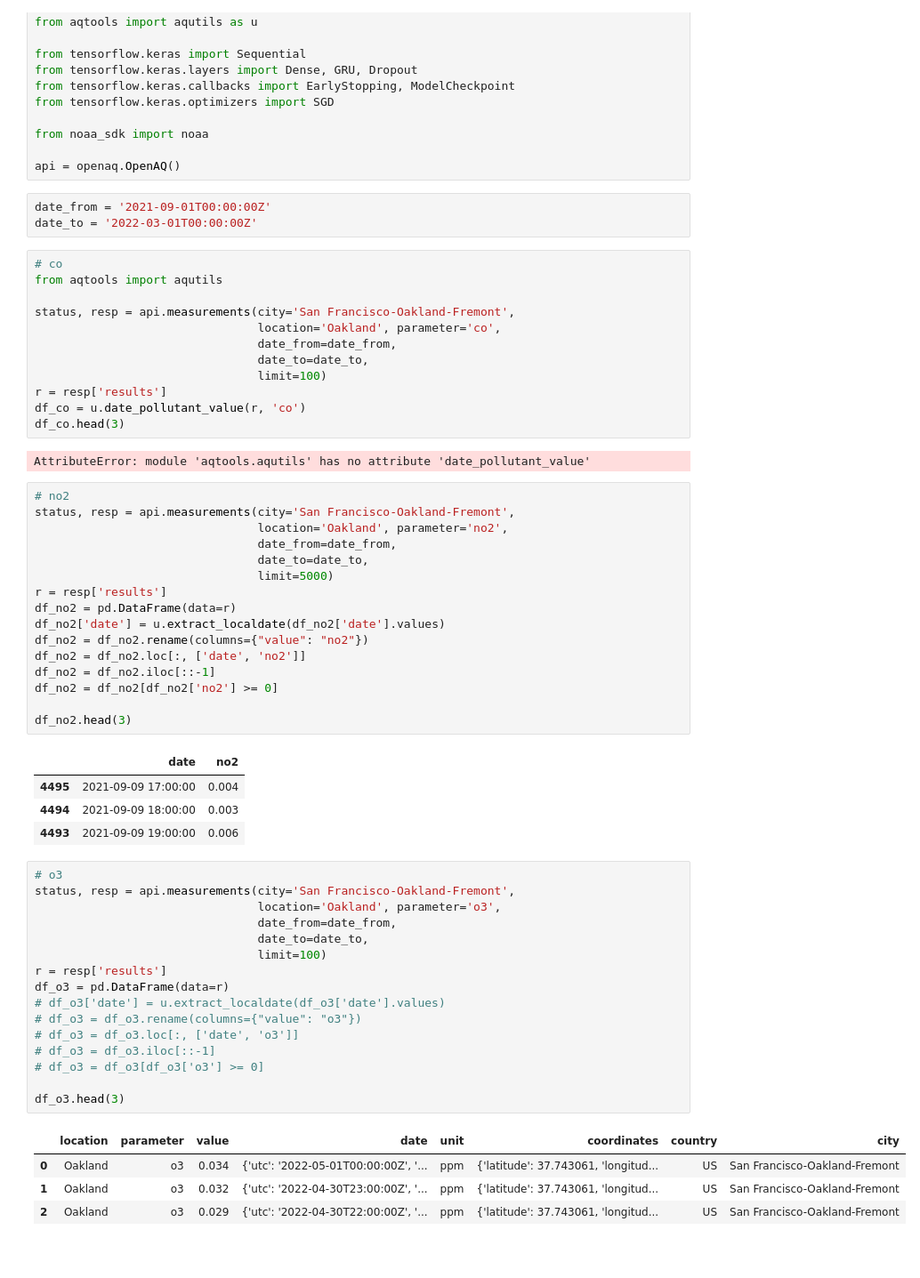
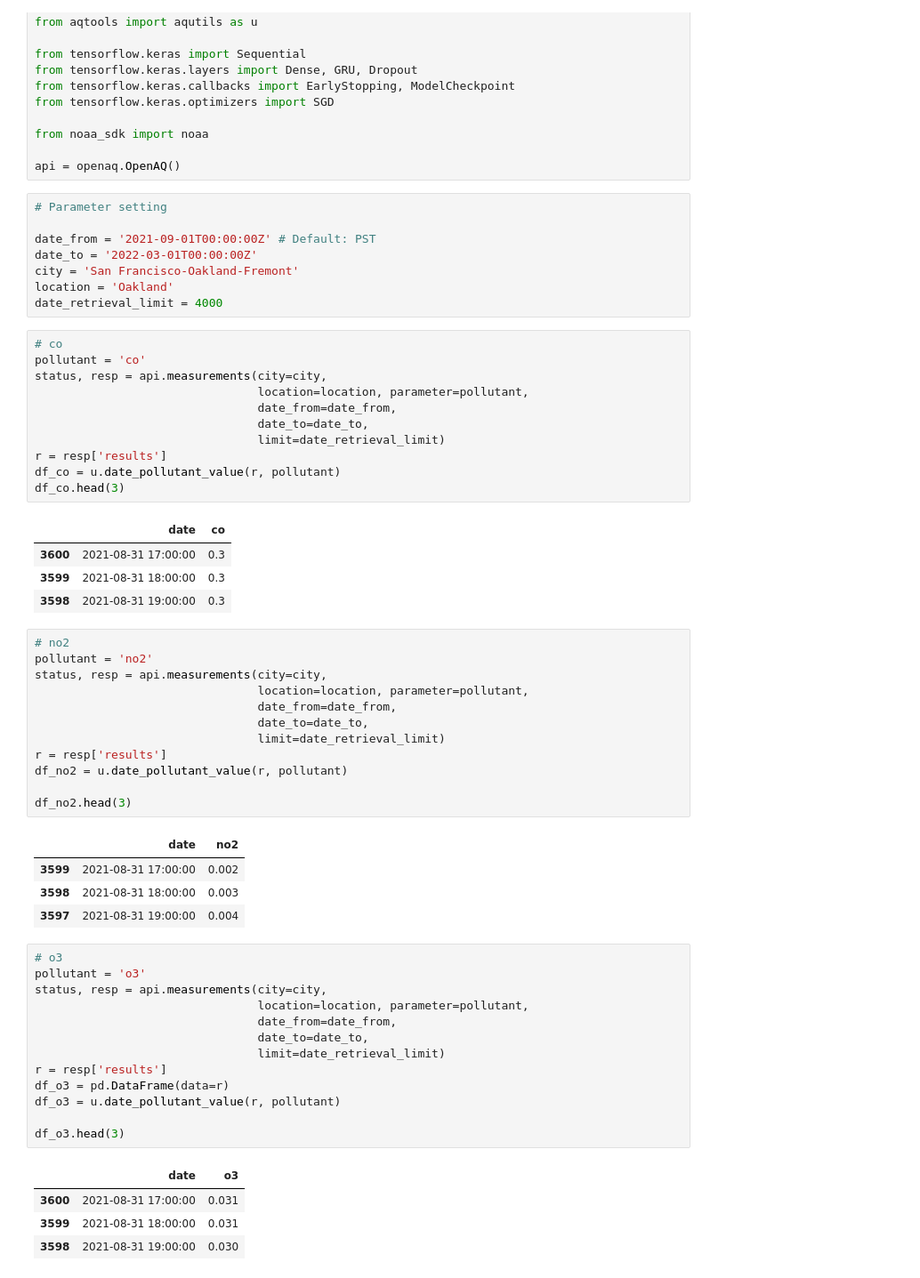
Before and after one commit to UCB-stat-159-s22/hw07-group13, a Jupyter notebook: MainAnalysis.ipynb, the cells around one changed output. Shown at 89% size. Drawn from its saved outputs; the diff is of its cells as text; blank space fills up the shorter version.

Commit message:
fix errors and add docstrings

```diff
--- a/MainAnalysis.ipynb
+++ b/MainAnalysis.ipynb
@@ -15,63 +15,63 @@ from noaa_sdk import noaa
 
 api = openaq.OpenAQ()
 # %%
-date_from = '2021-09-01T00:00:00Z'
+# Parameter setting
+
+date_from = '2021-09-01T00:00:00Z' # Default: PST
 date_to = '2022-03-01T00:00:00Z'
+city = 'San Francisco-Oakland-Fremont'
+location = 'Oakland'
+date_retrieval_limit = 4000
 # %%
 # co
-from aqtools import aqutils
-
-status, resp = api.measurements(city='San Francisco-Oakland-Fremont',
-                                location='Oakland', parameter='co',
+pollutant = 'co'
+status, resp = api.measurements(city=city,
+                                location=location, parameter=pollutant,
                                 date_from=date_from,
                                 date_to=date_to,
-                                limit=100)
+                                limit=date_retrieval_limit)
 r = resp['results']
-df_co = u.date_pollutant_value(r, 'co')
+df_co = u.date_pollutant_value(r, pollutant)
 df_co.head(3)
 # %% [output]
-AttributeError: module 'aqtools.aqutils' has no attribute 'date_pollutant_value'
+|  | date | co |
+| 3600 | 2021-08-31 17:00:00 | 0.3 |
+| 3599 | 2021-08-31 18:00:00 | 0.3 |
+| 3598 | 2021-08-31 19:00:00 | 0.3 |
 # %%
 # no2
-status, resp = api.measurements(city='San Francisco-Oakland-Fremont',
-                                location='Oakland', parameter='no2',
+pollutant = 'no2'
+status, resp = api.measurements(city=city,
+                                location=location, parameter=pollutant,
                                 date_from=date_from,
                                 date_to=date_to,
-                                limit=5000)
+                                limit=date_retrieval_limit)
 r = resp['results']
-df_no2 = pd.DataFrame(data=r)
-df_no2['date'] = u.extract_localdate(df_no2['date'].values)
-df_no2 = df_no2.rename(columns={"value": "no2"})
-df_no2 = df_no2.loc[:, ['date', 'no2']]
-df_no2 = df_no2.iloc[::-1]
-df_no2 = df_no2[df_no2['no2'] >= 0]
+df_no2 = u.date_pollutant_value(r, pollutant)
 
 df_no2.head(3)
 # %% [output]
 |  | date | no2 |
-| 4495 | 2021-09-09 17:00:00 | 0.004 |
-| 4494 | 2021-09-09 18:00:00 | 0.003 |
-| 4493 | 2021-09-09 19:00:00 | 0.006 |
+| 3599 | 2021-08-31 17:00:00 | 0.002 |
+| 3598 | 2021-08-31 18:00:00 | 0.003 |
+| 3597 | 2021-08-31 19:00:00 | 0.004 |
 # %%
 # o3
-status, resp = api.measurements(city='San Francisco-Oakland-Fremont',
-                                location='Oakland', parameter='o3',
+pollutant = 'o3'
+status, resp = api.measurements(city=city,
+                                location=location, parameter=pollutant,
                                 date_from=date_from,
                                 date_to=date_to,
-                                limit=100)
+                                limit=date_retrieval_limit)
 r = resp['results']
 df_o3 = pd.DataFrame(data=r)
-# df_o3['date'] = u.extract_localdate(df_o3['date'].values)
-# df_o3 = df_o3.rename(columns={"value": "o3"})
-# df_o3 = df_o3.loc[:, ['date', 'o3']]
-# df_o3 = df_o3.iloc[::-1]
-# df_o3 = df_o3[df_o3['o3'] >= 0]
+df_o3 = u.date_pollutant_value(r, pollutant)
 
 df_o3.head(3)
 # %% [output]
-|  | location | parameter | value | date | unit | coordinates | country | city |
-| 0 | Oakland | o3 | 0.034 | {'utc': '2022-05-01T00:00:00Z', '... | ppm | {'latitude': 37.743061, 'longitud... | US | San Francisco-Oakland-Fremont |
-| 1 | Oakland | o3 | 0.032 | {'utc': '2022-04-30T23:00:00Z', '... | ppm | {'latitude': 37.743061, 'longitud... | US | San Francisco-Oakland-Fremont |
-| 2 | Oakland | o3 | 0.029 | {'utc': '2022-04-30T22:00:00Z', '... | ppm | {'latitude': 37.743061, 'longitud... | US | San Francisco-Oakland-Fremont |
+|  | date | o3 |
+| 3600 | 2021-08-31 17:00:00 | 0.031 |
+| 3599 | 2021-08-31 18:00:00 | 0.031 |
+| 3598 | 2021-08-31 19:00:00 | 0.030 |
 # %%
 # pm25
```
Also changed, not shown: parts of 27 cells of this notebook, 2 other files.
